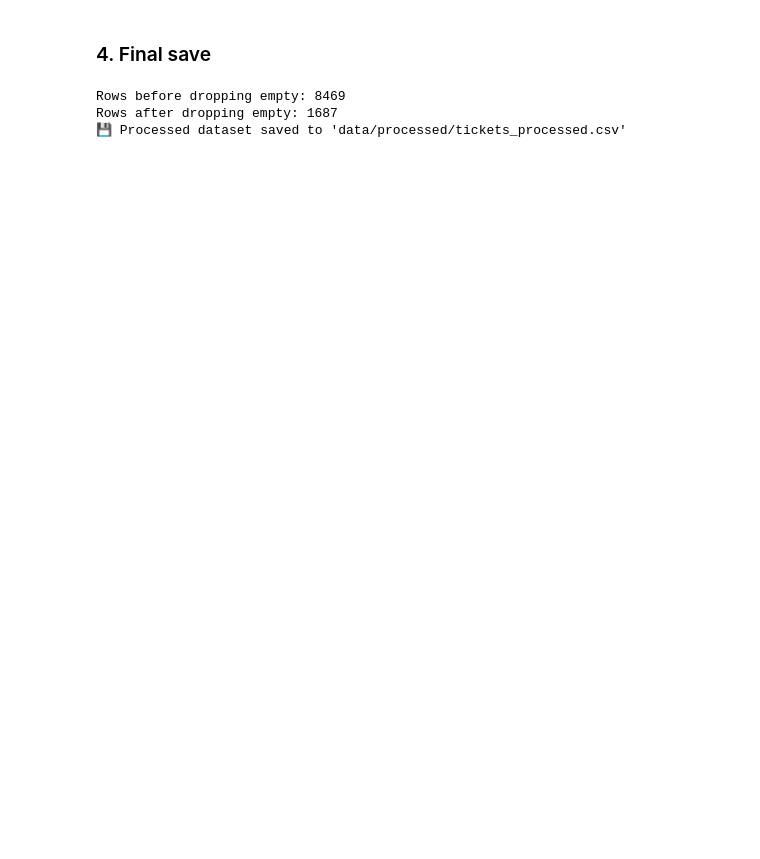
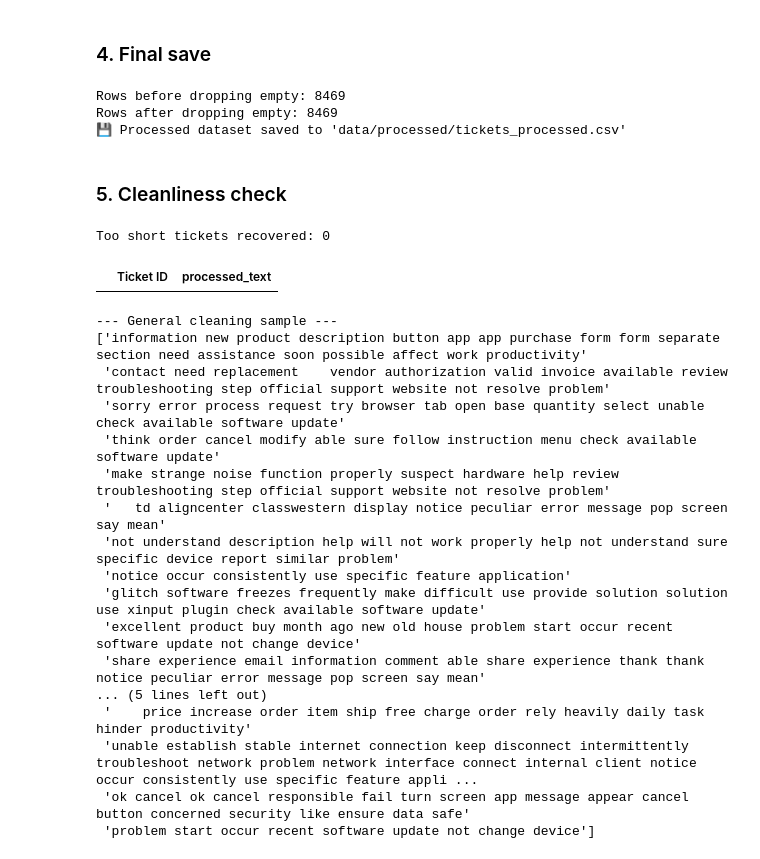
Before and after one commit to javdlg/financial-complaints-nlp-classifier, a Jupyter notebook: notebooks/02_Preprocessing_Normalization.ipynb, the cells around one changed output. Drawn from its saved outputs; the diff is of its cells as text; code cells hidden in the pictures; blank space fills up the shorter version.

```diff
--- a/notebooks/02_Preprocessing_Normalization.ipynb
+++ b/notebooks/02_Preprocessing_Normalization.ipynb
@@ -64,7 +65,7 @@ final_df = df[['Ticket ID', 'processed_text', 'Ticket Type', 'Ticket Priority']]
 
 # Drop rows that became empty after cleaning (e.g., a ticket that was just "http://google.com")
 print(f"Rows before dropping empty: {len(final_df)}")
-final_df = final_df[final_df['processed_text'].str.len() > 2]
+final_df = final_df[final_df['processed_text'].str.len() > 1]
 print(f"Rows after dropping empty: {len(final_df)}")
 
 # Save to processed folder
@@ -72,5 +73,37 @@ final_df.to_csv('../data/processed/tickets_processed.csv', index=False)
 print("💾 Processed dataset saved to 'data/processed/tickets_processed.csv'")
 # %% [output]
 Rows before dropping empty: 8469
-Rows after dropping empty: 1687
+Rows after dropping empty: 8469
 💾 Processed dataset saved to 'data/processed/tickets_processed.csv'
+# %% [markdown]
+### 5. Cleanliness check
+# %%
+# Let's look at tickets that were short (between 1 and 5 letters)
+short_tickets = final_df[ (final_df['processed_text'].str.len() > 0) & (final_df['processed_text'].str.len() < 10) ]
+
+print(f"Too short tickets recovered: {len(short_tickets)}")
+display(short_tickets[['Ticket ID', 'processed_text']].head(10))
+
+# And let's look at a general sample to check the cleaning of uppercase letters/signs
+print("\n--- General cleaning sample ---")
+print(final_df['processed_text'].sample(20).values)
+# %% [output]
+Too short tickets recovered: 0
+|  | Ticket ID | processed_text |
+--- General cleaning sample ---
+['information new product description button app app purchase form form separate section need assistance soon possible affect work productivity'
+ 'contact need replacement    vendor authorization valid invoice available review troubleshooting step official support website not resolve problem'
+ 'sorry error process request try browser tab open base quantity select unable check available software update'
+ 'think order cancel modify able sure follow instruction menu check available software update'
+ 'make strange noise function properly suspect hardware help review troubleshooting step official support website not resolve problem'
+ '   td aligncenter classwestern display notice peculiar error message pop screen say mean'
+ 'not understand description help will not work properly help not understand sure specific device report similar problem'
+ 'notice occur consistently use specific feature application'
+ 'glitch software freezes frequently make difficult use provide solution solution use xinput plugin check available software update'
+ 'excellent product buy month ago new old house problem start occur recent software update not change device'
+ 'share experience email information comment able share experience thank thank notice peculiar error message pop screen say mean'
+... (5 lines left out)
+ '    price increase order item ship free charge order rely heavily daily task hinder productivity'
+ 'unable establish stable internet connection keep disconnect intermittently troubleshoot network problem network interface connect internal client notice occur consistently use specific feature appli ...
+ 'ok cancel ok cancel responsible fail turn screen app message appear cancel button concerned security like ensure data safe'
+ 'problem start occur recent software update not change device']
```
Also changed, not shown: parts of 2 cells of this notebook, 3 other files.
